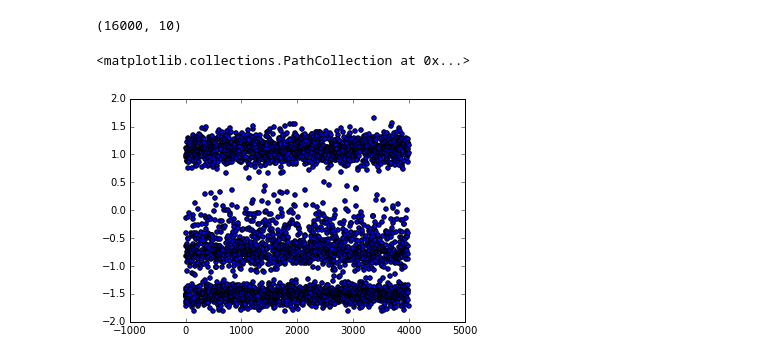
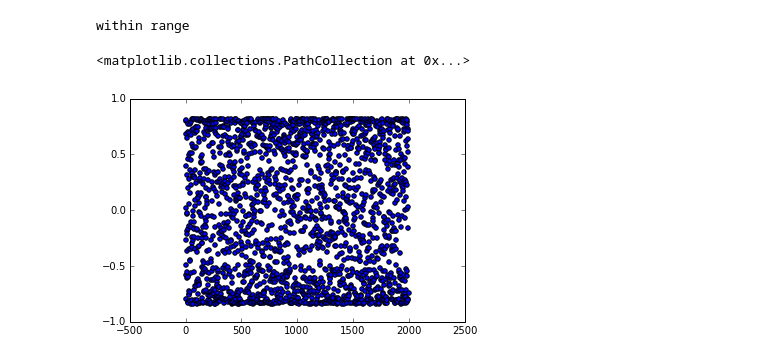
Before and after one commit to quinngroup/fergus-ssl, a Jupyter notebook: Untitled.ipynb, the cells around one changed output. Drawn from its saved outputs; the diff is of its cells as text; code cells hidden in the pictures.

```diff
--- a/Untitled.ipynb
+++ b/Untitled.ipynb
@@ -173,6 +176,15 @@ print ind
 newsig = sig[ind]
 newg = gee[:,ind]
 newEdgeMeans = b_edgeMeans[:,ind]
+allinterpolators = []
+b_edge_for_test = np.zeros((numBins,dim))
+#==================
+b_edge_for_test = b_edgeMeans[:,np.argsort(sig)]
+g_for_test = gee[:,np.argsort(sig)]
+for i in range(0,b_edge_for_test.shape[1]):
+    allinterpolators.append(ip.interp1d(b_edge_for_test[:,i], g_for_test[:,i]))
+#==================
+
 for i in range(0,k):
     interpolators.append(ip.interp1d(newEdgeMeans[:,i], newg[:,i]))
     transformeddata[:,i] = get_transformed_data(X_,newEdgeMeans,i)
@@ -202,16 +215,12 @@ print "this is alpha " + str(alpha)
 f = np.dot(U,alpha)
 f = f.reshape((f.shape[0],-1))
 # Set up a GMM to assign the hard labels from the eigenfunctions.
-g = mixture.GMM(n_components = np.size(classes))
+g = mixture.GMM(n_components = np.size(classes),n_iter=5000, covariance_type='full',min_covar=0.0000001)
 g.fit(f)
-#secondEig = self.U_[:,1].reshape((self.U_.shape[0],-1))
-#g.fit(secondEig)
 labels_ = g.predict(f)
 means = np.argsort(g.means_.flatten())
 for i in range(0, np.size(labels_)):
     labels_[i] = np.where(means == labels_[i])[0][0]
 
 #===========================================================================
-
-plt.scatter(range(len(f)), f)
 # %% [output]
@@ -243,36 +250,29 @@ plt.scatter(trainX[:,0], trainX[:,1], c=labels_, cmap = (('ocean')))
-# %%
-trainX.shape
-# %% [output]
-(16000, 10)
 # %%
-tx = PCA.fit_transform(testX)
+tx = PCA.transform(testX)
 # %%
-#transformed = np.zeros(k)
-approxVec = np.zeros((tx.shape[0],k))
+approxVec1 = np.zeros((tx.shape[0],k))
+allpoints = np.zeros((tx.shape[0],k))
+for i in range(k):
+    allpoints[:,i] = get_transformed_data(tx[:,0:k], newEdgeMeans,i)
+#print allpoints
 for p in range(tx.shape[0]):
-    for d in range(0,k):
-        val = tx[p,d]
-        if val < newEdgeMeans[:,d].min():
-            val = newEdgeMeans[:,d].min() + 0.01
-        if val > newEdgeMeans[:,d].max():
-            val = newEdgeMeans[:,d].max() - 0.01
-        #transformed[d] = val
-        approxVec[p,d] = interpolators[d](val)
+    kpoints = allpoints[p]
+    #print kpoints
+    for d in range(len(kpoints)):
+        val = kpoints[d]
+        approxVec1[p,d] = interpolators[d](val)
+# %% [output]
+within range
 # %%
-tf = np.dot(approxVec,alpha)
+tf = np.dot(approxVec1,alpha)
 tf = tf.reshape((tf.shape[0],-1))
-# Set up a GMM to assign the hard labels from the eigenfunctions.
-g.fit(tf)
-#secondEig = self.U_[:,1].reshape((self.U_.shape[0],-1))
-#g.fit(secondEig)
 tlabels_ = g.predict(tf)
-means = np.argsort(g.means_.flatten())
 for i in range(0, np.size(tlabels_)):
     tlabels_[i] = np.where(means == tlabels_[i])[0][0]
 
 #===========================================================================
 
 plt.scatter(range(len(tf)), tf)
 # %% [output]
 <matplotlib.collections.PathCollection at 0x...>
-[figure, old version]
+[figure, new version]
```
Also changed, not shown: parts of 13 cells of this notebook, 17 other files.
